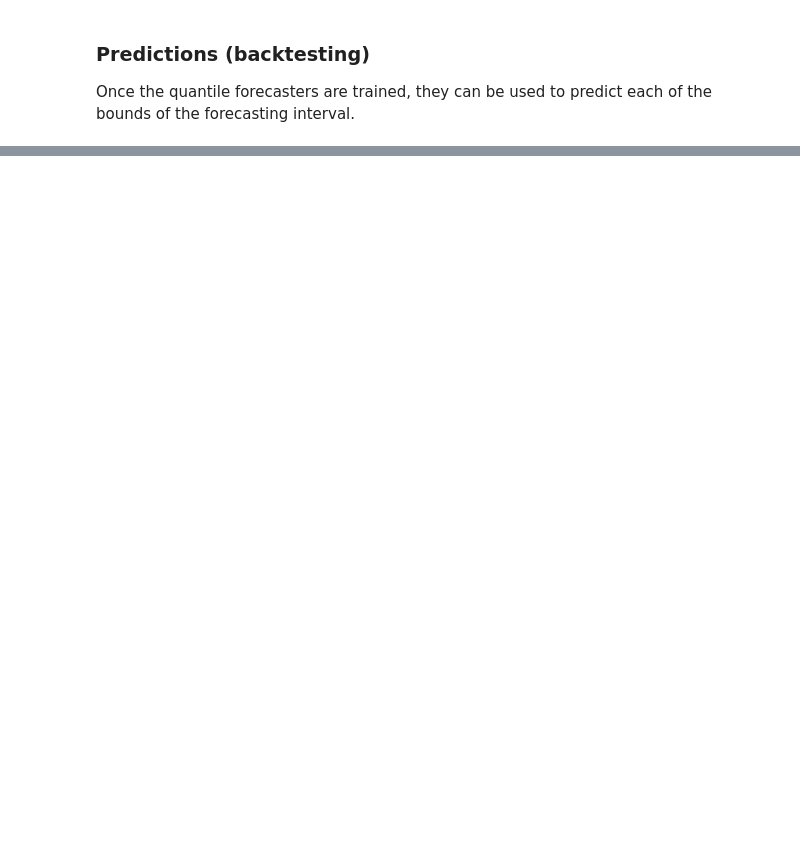
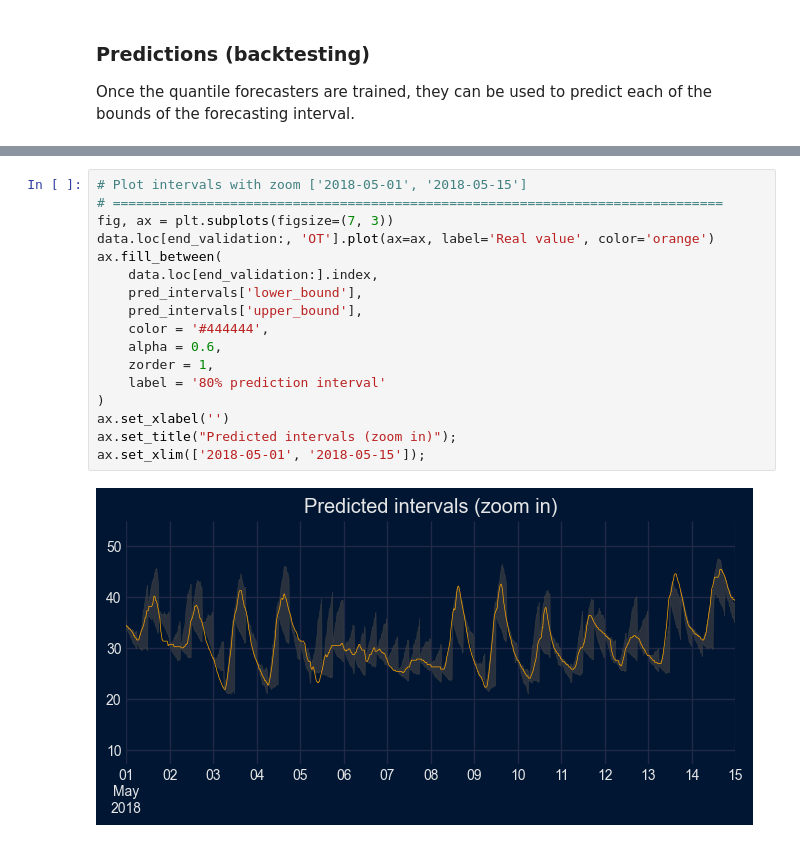
Before and after one commit to skforecast/skforecast, a Jupyter notebook: docs/user_guides/probabilistic-forecasting-quantile-regression.ipynb, the cells around one changed output, grey strips where cells are left out. Cells and saved outputs as stored; diff of their text form; blank space fills up the shorter version.

```diff
--- a/docs/user_guides/probabilistic-forecasting-quantile-regression.ipynb
+++ b/docs/user_guides/probabilistic-forecasting-quantile-regression.ipynb
@@ -350,0 +383,19 @@ ax.legend();
+# %%
+# Plot intervals with zoom ['2018-05-01', '2018-05-15']
+# ==============================================================================
+fig, ax = plt.subplots(figsize=(7, 3))
+data.loc[end_validation:, 'OT'].plot(ax=ax, label='Real value', color='orange')
+ax.fill_between(
+    data.loc[end_validation:].index,
+    pred_intervals['lower_bound'],
+    pred_intervals['upper_bound'],
+    color = '#444444',
+    alpha = 0.6,
+    zorder = 1,
+    label = '80% prediction interval'
+)
+ax.set_xlabel('')
+ax.set_title("Predicted intervals (zoom in)");
+ax.set_xlim(['2018-05-01', '2018-05-15']);
+# %% [output]
+[figure, added]
```
Also changed, not shown: parts of 15 cells of this notebook, 8 other files.
